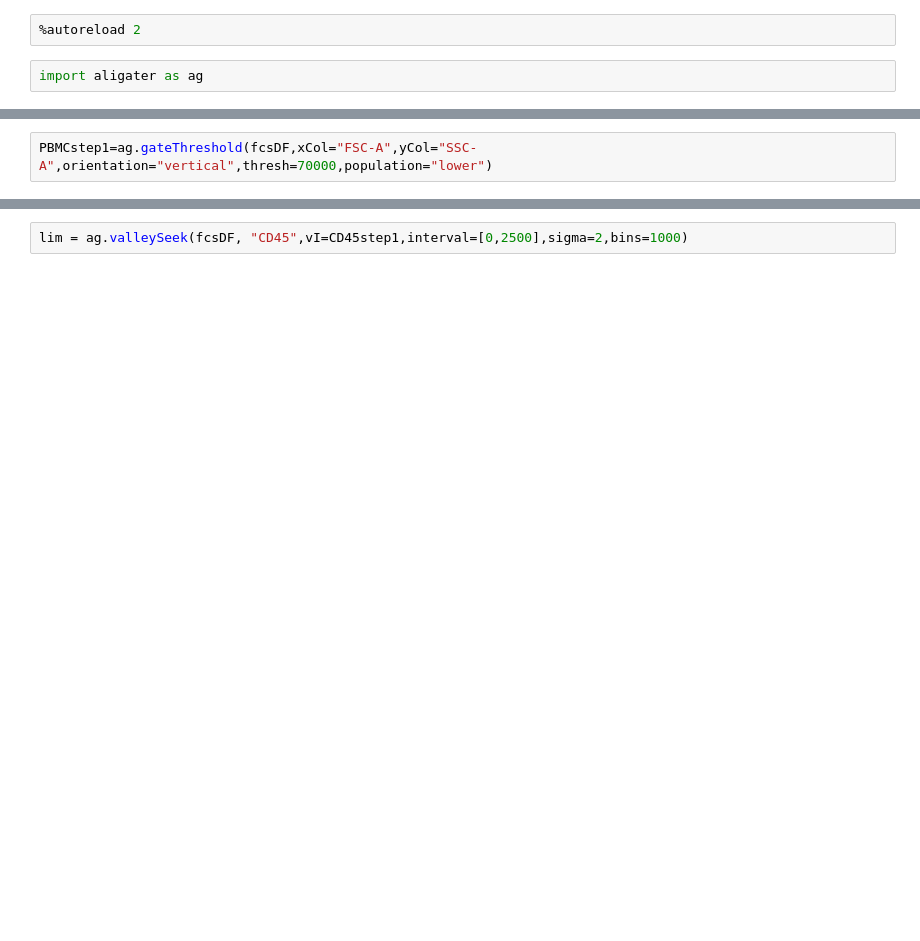
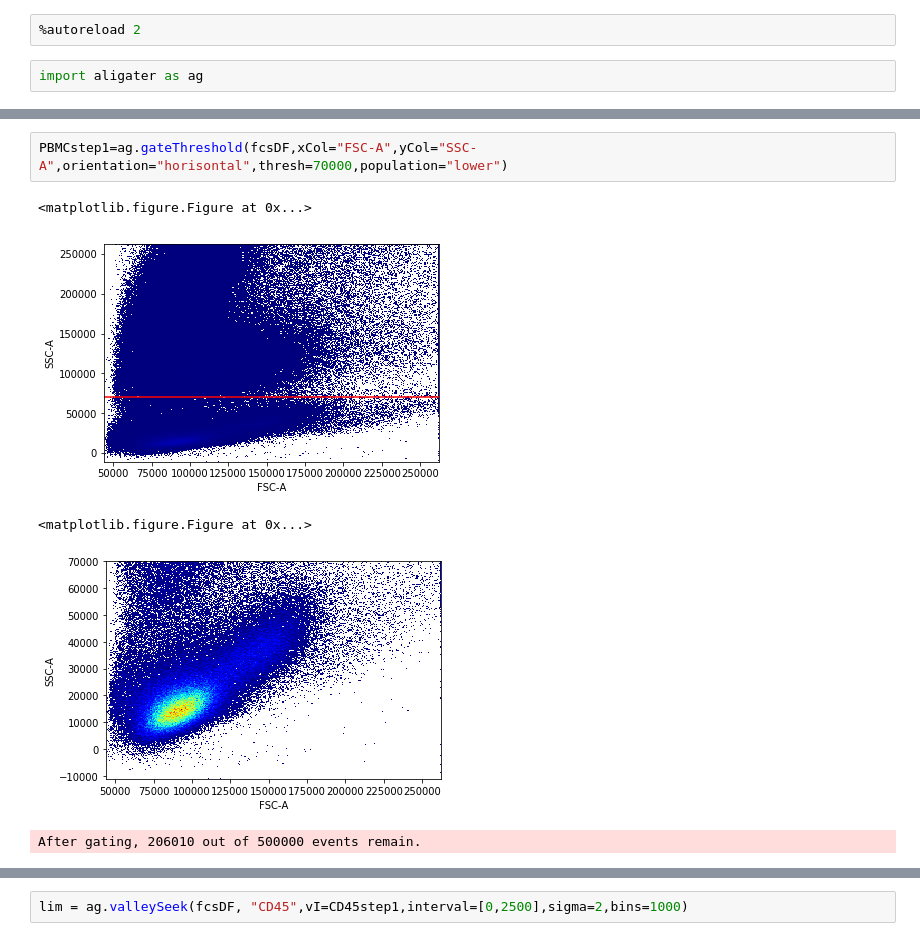
Before and after one commit to LudvigEk/aligater, a Jupyter notebook: pyAliGater_testing.ipynb, the cells around one changed output, grey strips where cells are left out. Drawn from its saved outputs; the diff is of its cells as text; blank space fills up the shorter version.

```diff
--- a/pyAliGater_testing.ipynb
+++ b/pyAliGater_testing.ipynb
@@ -16,4 +37,10 @@ singlets=ag.gatePC(fcsDF,"FSC-A", "FSC-H",center='density',widthScale=4, heightS
 # %%
-PBMCstep1=ag.gateThreshold(fcsDF,xCol="FSC-A",yCol="SSC-A",orientation="vertical",thresh=70000,population="lower")
+PBMCstep1=ag.gateThreshold(fcsDF,xCol="FSC-A",yCol="SSC-A",orientation="horisontal",thresh=70000,population="lower")
+# %% [output]
+<matplotlib.figure.Figure at 0x...>
+[figure, added]
+<matplotlib.figure.Figure at 0x...>
+[figure, added]
+After gating, 206010 out of 500000 events remain.
 # %%
 PBMC=ag.gatePC(fcsDF,"FSC-A","SSC-A",center='centroid',widthScale=3, heightScale=2, vI=PBMCstep1, plot=True)
```
Also changed, not shown: parts of 29 cells of this notebook, 6 other files.
